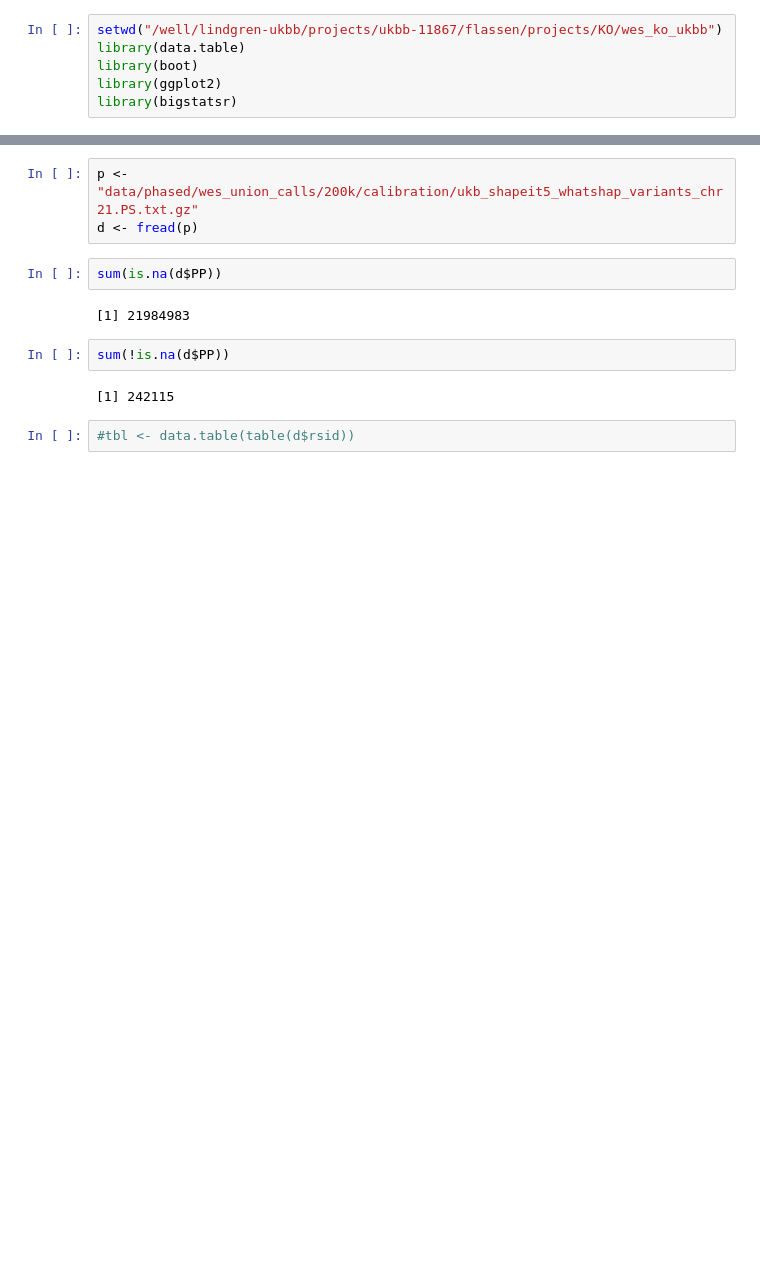
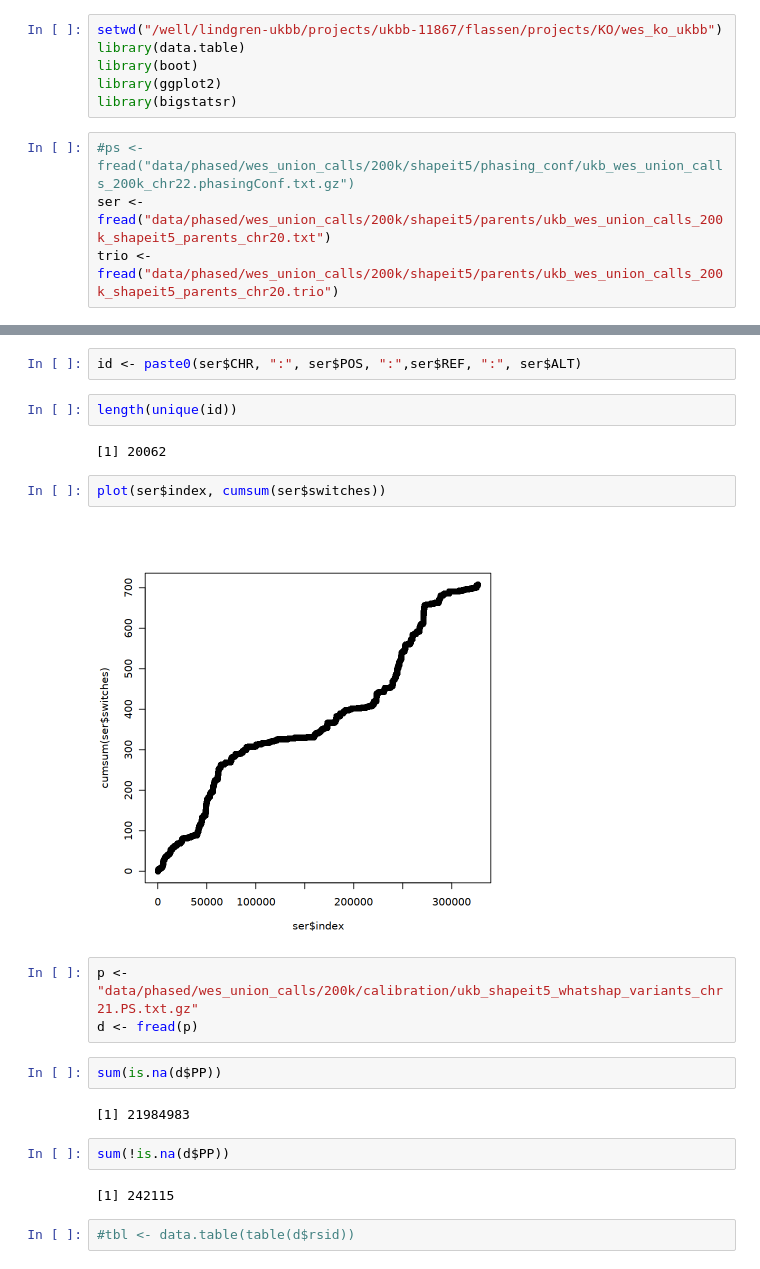
Before and after one commit to frhl/wes_ko_ukbb, a Jupyter notebook: notebooks/R_rm_me.ipynb, the cells around one changed output, grey strips where cells are left out. Saved outputs shown, nothing was run; the diff lists cells and outputs as text; blank space fills up the shorter version.

Commit message:
checkpoint before checking very strange switch errors

```diff
--- a/notebooks/R_rm_me.ipynb
+++ b/notebooks/R_rm_me.ipynb
@@ -4,3 +4,7 @@ library(data.table)
 library(boot)
 library(ggplot2)
 library(bigstatsr)
+# %%
+#ps <- fread("data/phased/wes_union_calls/200k/shapeit5/phasing_conf/ukb_wes_union_calls_200k_chr22.phasingConf.txt.gz")
+ser <- fread("data/phased/wes_union_calls/200k/shapeit5/parents/ukb_wes_union_calls_200k_shapeit5_parents_chr20.txt")
+trio <- fread("data/phased/wes_union_calls/200k/shapeit5/parents/ukb_wes_union_calls_200k_shapeit5_parents_chr20.trio")
@@ -7,3 +21,13 @@ library(bigstatsr)
+# %%
+id <- paste0(ser$CHR, ":", ser$POS, ":",ser$REF, ":", ser$ALT)
+# %%
+length(unique(id))
+# %% [output]
+[1] 20062
+# %%
+plot(ser$index, cumsum(ser$switches))
+# %% [output]
+[figure, added]
 # %%
 p <- "data/phased/wes_union_calls/200k/calibration/ukb_shapeit5_whatshap_variants_chr21.PS.txt.gz"
 d <- fread(p)
```
Also changed, not shown: parts of 2 cells of this notebook.
